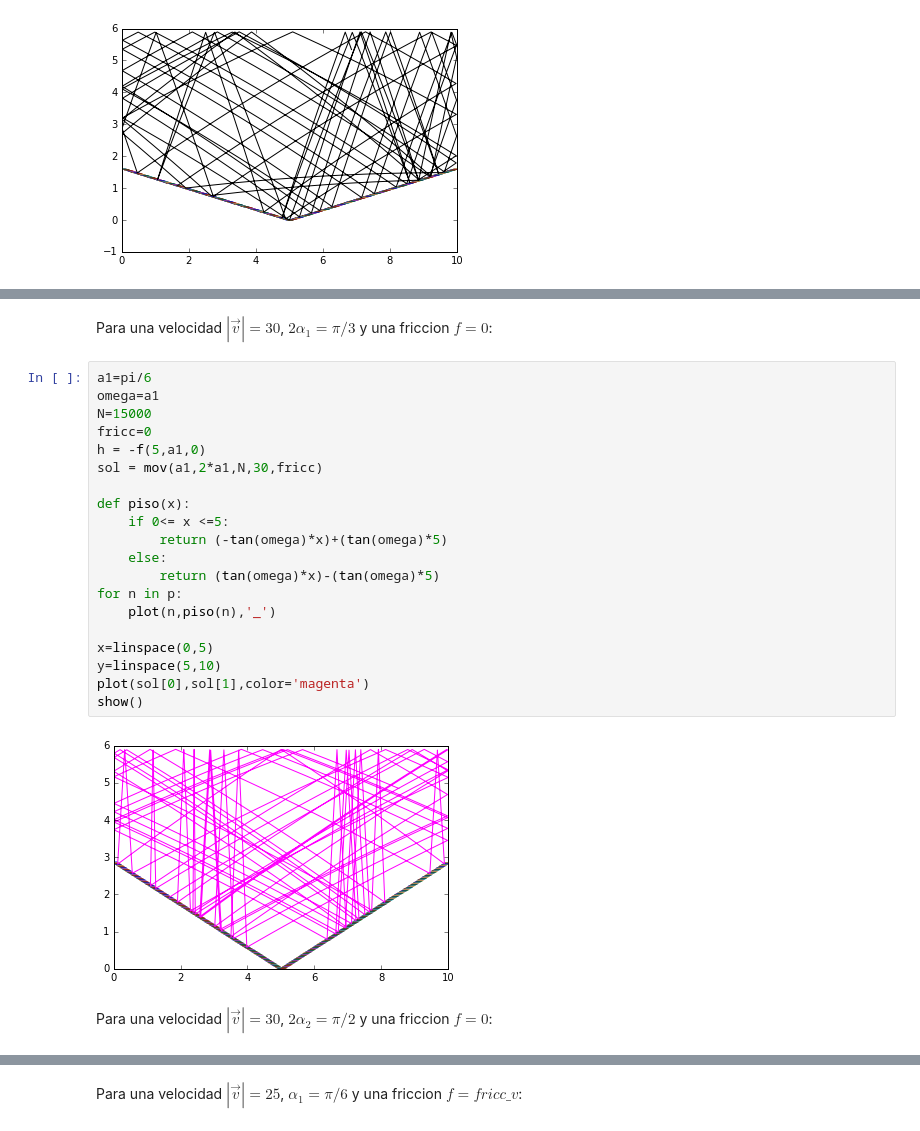
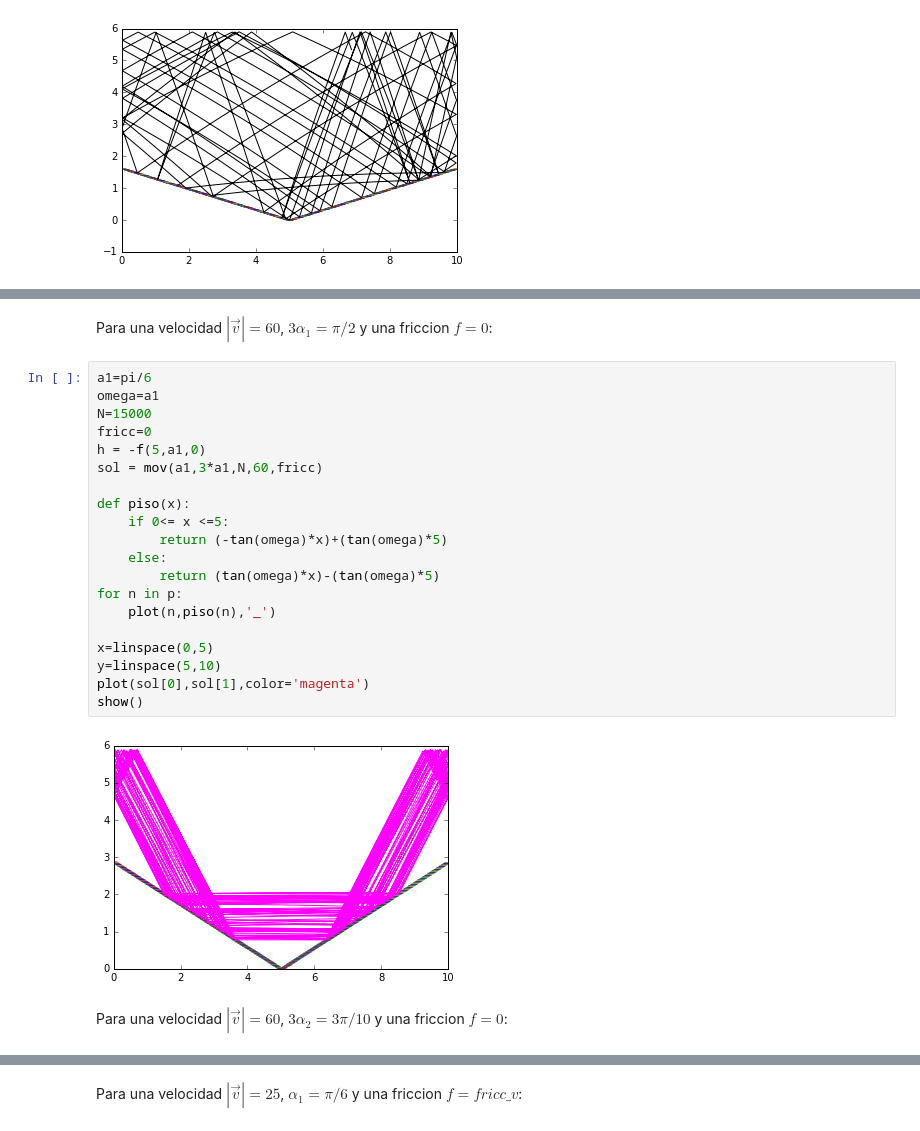
Before and after one commit to adriross/Tareas, a Jupyter notebook: TareaExamen1.ipynb, the cells around one changed output, grey strips where cells are left out. Saved outputs shown, nothing was run; the diff lists cells and outputs as text.

```diff
--- a/TareaExamen1.ipynb
+++ b/TareaExamen1.ipynb
@@ -876,29 +924,29 @@ show()
 # %% [markdown]
-Para una velocidad $|\vec{v}|=30$, $2\alpha_1= \pi / 3$ y una friccion $f=0$:
+Para una velocidad $|\vec{v}|=60$, $3\alpha_1= \pi / 2$ y una friccion $f=0$:
 # %%
 a1=pi/6
 omega=a1
 N=15000
 fricc=0
 h = -f(5,a1,0)
-sol = mov(a1,2*a1,N,30,fricc)
+sol = mov(a1,3*a1,N,60,fricc)
 
 def piso(x):
     if 0<= x <=5:
         return (-tan(omega)*x)+(tan(omega)*5)
     else:
         return (tan(omega)*x)-(tan(omega)*5)
 for n in p:
     plot(n,piso(n),'_')
 
 x=linspace(0,5)
 y=linspace(5,10)
 plot(sol[0],sol[1],color='magenta')
 show()
 # %% [output]
-[figure, old version]
+[figure, new version]
 # %% [markdown]
-Para una velocidad $|\vec{v}|=30$, $2\alpha_2= \pi / 2$ y una friccion $f=0$:
+Para una velocidad $|\vec{v}|=60$, $3 \alpha_2= 3\pi / 10$ y una friccion $f=0$:
 # %%
 a2=pi/10
 omega=a2
```
Also changed, not shown: parts of 42 cells of this notebook.
